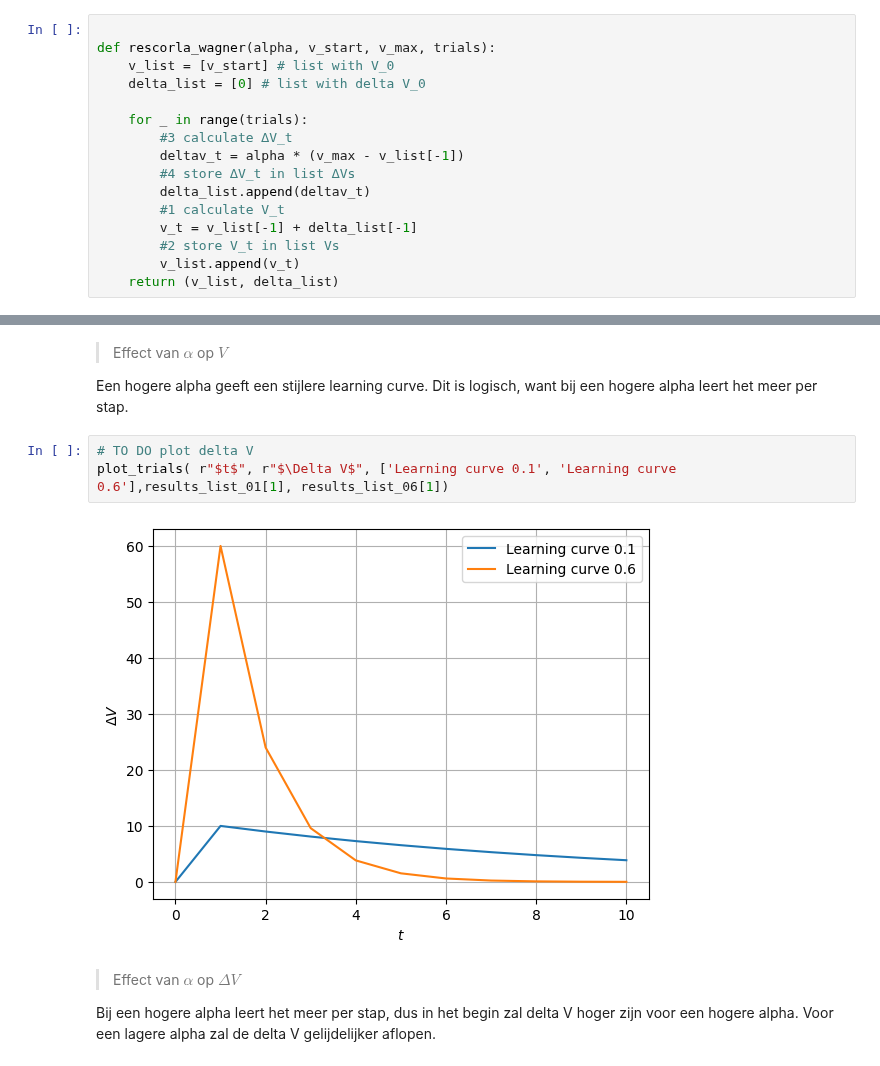
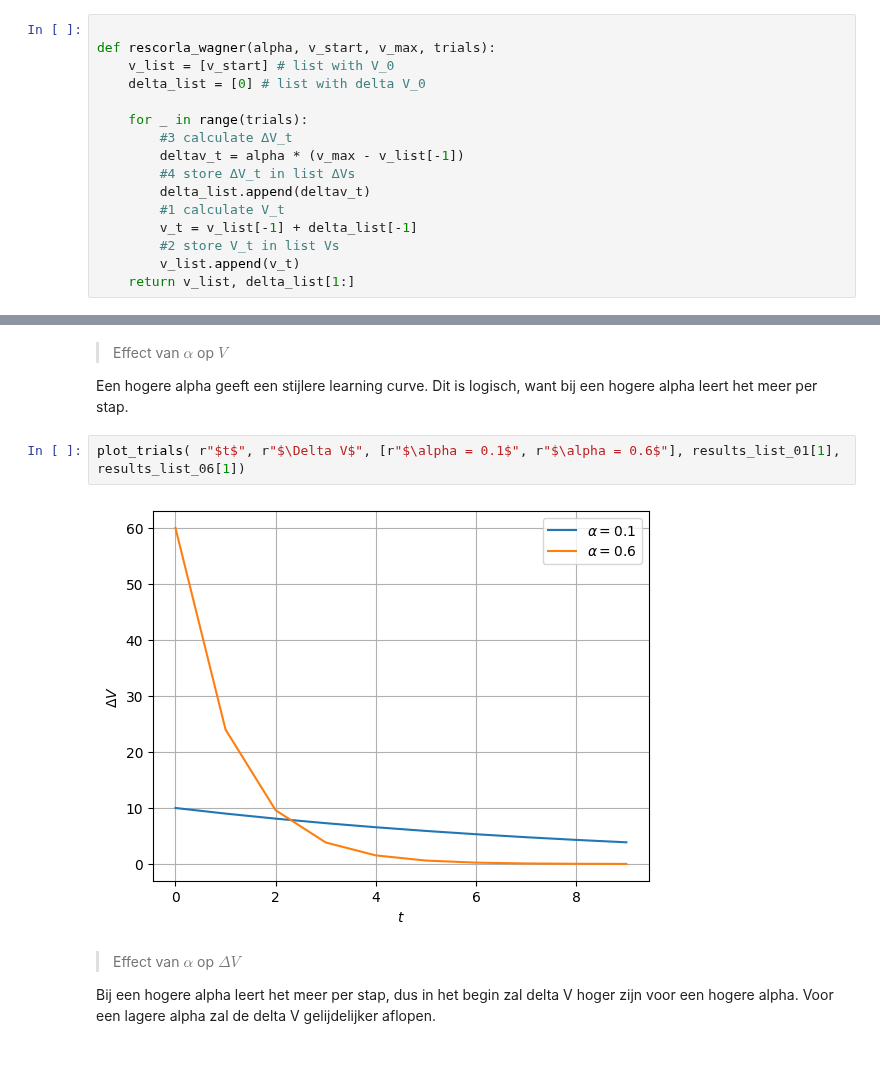
Before and after one commit to YorbenKoolhaas/cogmod, a Jupyter notebook: hw1/Assignment_1.ipynb, the cells around one changed output, grey strips where cells are left out. Saved outputs shown, nothing was run; the diff lists cells and outputs as text.

```diff
--- a/hw1/Assignment_1.ipynb
+++ b/hw1/Assignment_1.ipynb
@@ -96,7 +96,7 @@ def rescorla_wagner(alpha, v_start, v_max, trials):
         v_t = v_list[-1] + delta_list[-1]
         #2 store V_t in list Vs
         v_list.append(v_t)
-    return (v_list, delta_list)
+    return v_list, delta_list[1:]
 # %% [markdown]
 ### Q1.c (3 punten)
 
@@ -178,10 +178,9 @@ plot_trials( r"$t$", r"$V$", ['Learning curve 0.1', 'Learning curve 0.6'],result
 
 Een hogere alpha geeft een stijlere learning curve. Dit is logisch, want bij een hogere alpha leert het meer per stap.
 # %%
-# TO DO plot delta V
-plot_trials( r"$t$", r"$\Delta V$", ['Learning curve 0.1', 'Learning curve 0.6'],results_list_01[1], results_list_06[1])
+plot_trials( r"$t$", r"$\Delta V$", [r"$\alpha = 0.1$", r"$\alpha = 0.6$"], results_list_01[1], results_list_06[1])
 # %% [output]
-[figure, old version]
+[figure, new version]
 # %% [markdown]
 > Effect van $\alpha$ op $\Delta V$
 
```
Also changed, not shown: parts of 21 cells of this notebook.
